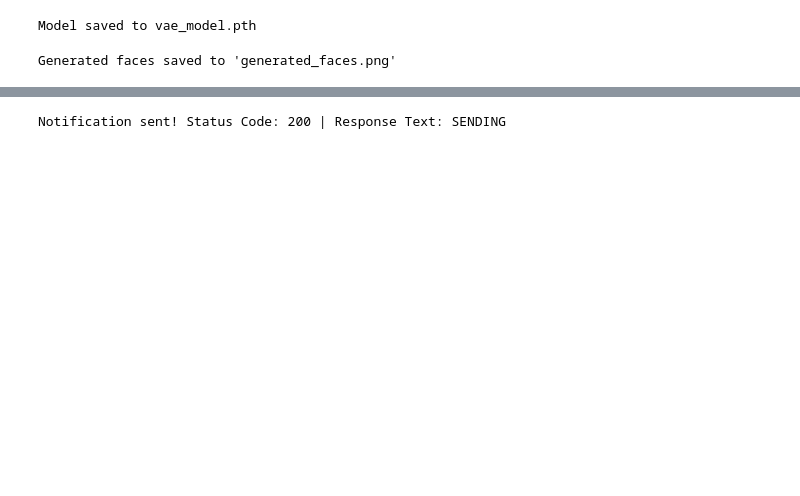
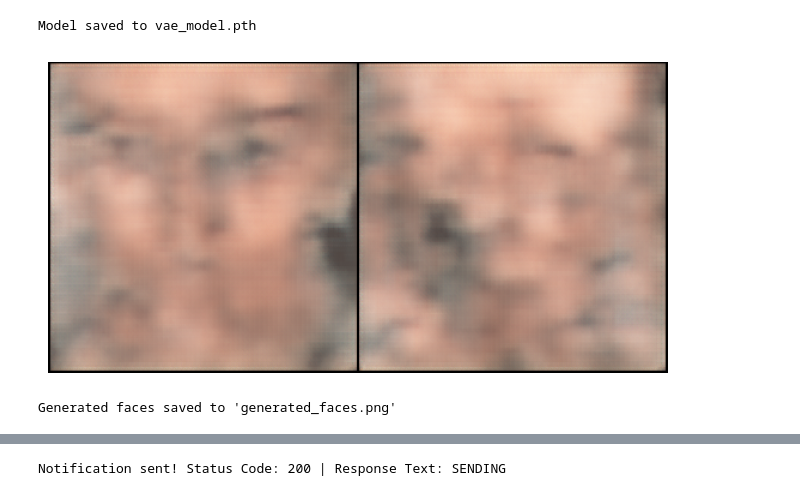
Before and after one commit to teyhd/AvtoEncoder, a Jupyter notebook: Generate.ipynb, the cells around one changed output, grey strips where cells are left out. Saved outputs shown, nothing was run; the diff lists cells and outputs as text; code cells hidden in the pictures; blank space fills up the shorter version.

```diff
--- a/Generate.ipynb
+++ b/Generate.ipynb
@@ -191,16 +191,17 @@ Model saved to vae_model.pth
 # %%
 # --- Генерация новых лиц ---
 
-NUM_PIC = 5
+NUM_PIC = 2
 
 vae.eval()
 with torch.no_grad():
     z = torch.randn(NUM_PIC, LATENT_DIM).to(device)
     samples = vae.decoder(z)
-
+imshow(torchvision.utils.make_grid(samples.cpu()))
 vutils.save_image(samples.cpu(), 'generated_faces.png', nrow=4)
 print("Generated faces saved to 'generated_faces.png'")
 # %% [output]
+[figure, added]
 Generated faces saved to 'generated_faces.png'
 # %%
 
```
Also changed, not shown: parts of 6 cells of this notebook, 2 other files.
